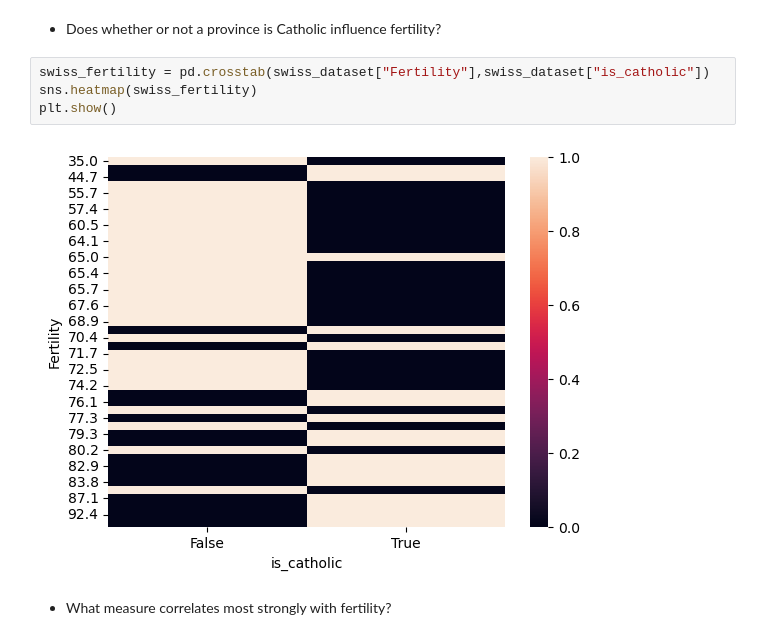
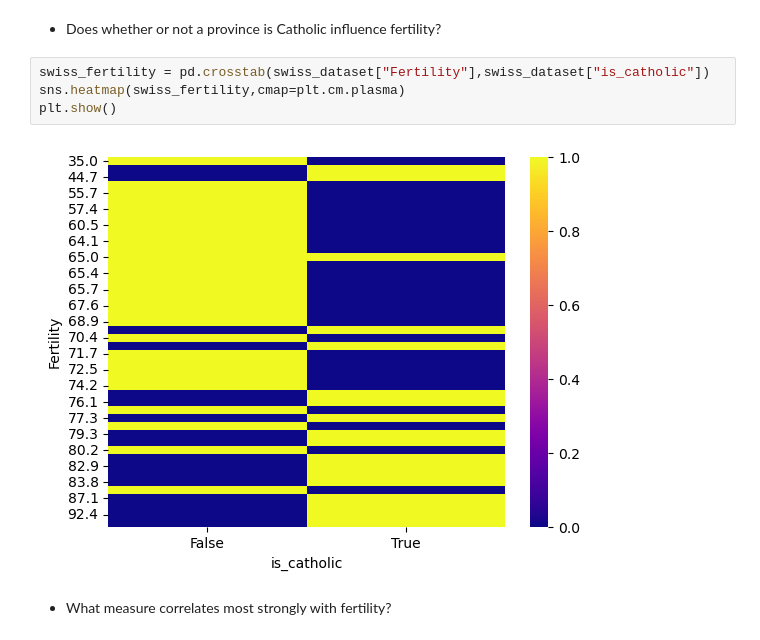
Before and after one commit to manuelparra1/data-science-libraries, a Jupyter notebook: seaborne_exercises.ipynb, the cells around one changed output. Saved outputs shown, nothing was run; the diff lists cells and outputs as text.

```diff
--- a/seaborne_exercises.ipynb
+++ b/seaborne_exercises.ipynb
@@ -291,10 +305,10 @@ swiss_dataset.head(1)
 - Does whether or not a province is Catholic influence fertility?
 # %%
 swiss_fertility = pd.crosstab(swiss_dataset["Fertility"],swiss_dataset["is_catholic"])
-sns.heatmap(swiss_fertility)
+sns.heatmap(swiss_fertility,cmap=plt.cm.plasma)
 plt.show()
 # %% [output]
-[figure, old version]
+[figure, new version]
 # %% [markdown]
 - What measure correlates most strongly with fertility?
 # %%
```
Also changed, not shown: parts of 32 cells of this notebook.
